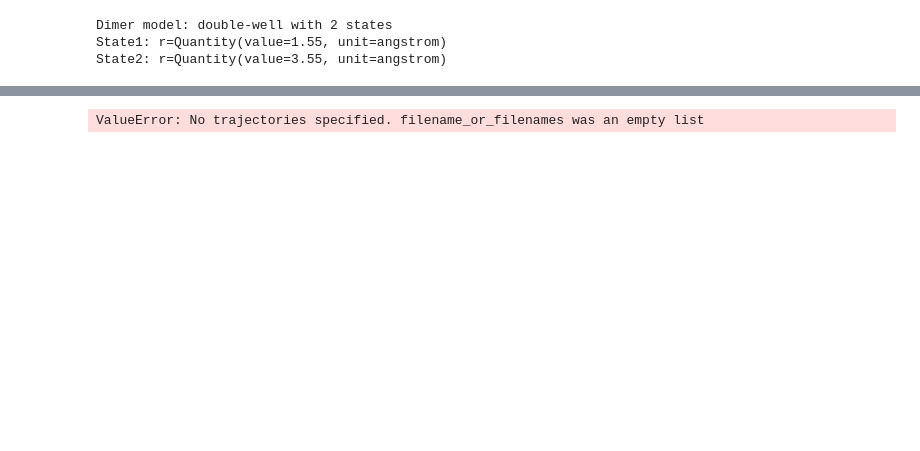
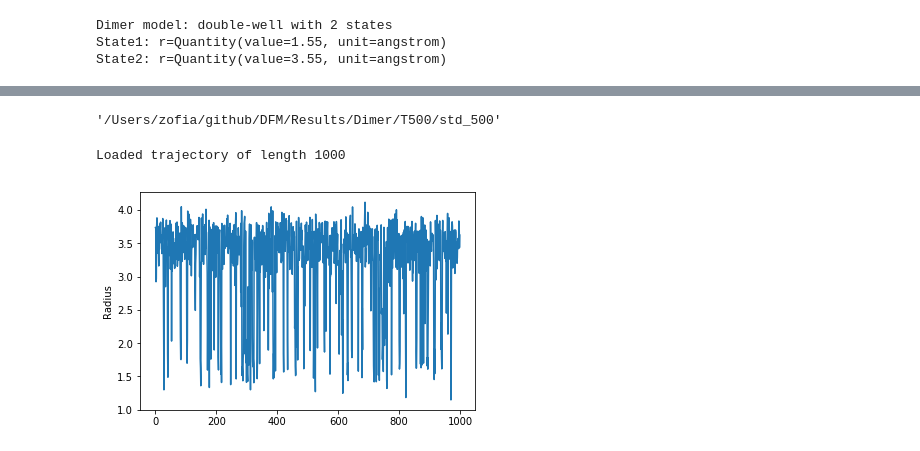
Before and after one commit to ZofiaTr/DFM, a Jupyter notebook: interactivePython/main_unbias.ipynb, the cells around one changed output, grey strips where cells are left out. Saved outputs shown, nothing was run; the diff lists cells and outputs as text; code cells hidden in the pictures; blank space fills up the shorter version.

```diff
--- a/interactivePython/main_unbias.ipynb
+++ b/interactivePython/main_unbias.ipynb
@@ -117,27 +120,32 @@ System has 2 particle(s)
+# %%
+dataFolderName
+# %% [output]
+'/Users/zofia/github/DFM/Results/Dimer/T500/std_500'
 # %%
 if metric_choice == 'rmsd':
     al = False
 elif metric_choice == 'euclidean':
     al = True
 
-X_FT = helpers.loadData(folderName+dataName+'/'+modelName+'/'+methodName+'/Traj/*.h5', mdl.testsystem.topology, modnr, align=al)
+X_FT = helpers.loadData(dataFolderName+'/Traj/*.h5', mdl.testsystem.topology, modnr, align=al)
 print('Loaded trajectory of length '+repr(X_FT.shape[0]))
 # X_FT =X_FT[:finalLength]
 # print('Final lenght of trajectory is '+repr(X_FT.shape[0]))
 # X_FT=X_FT[::modnr]
 # print('After subsampling, the data length is '+repr(len(X_FT)))
 
 #compute collective variable
 r=colective_variable(X_FT)
 cv=r
 
 plt.plot(range(len(r)), r)
 plt.ylabel(cv_name)
 plt.savefig(simulationFolder+'/colvar.png')
 
 plt.show()
 # %% [output]
-ValueError: No trajectories specified. filename_or_filenames was an empty list
+Loaded trajectory of length 1000
+[figure, added]
 # %%
 
 print('Get the target density at sampled data points')
```
Also changed, not shown: parts of 9 cells of this notebook.
